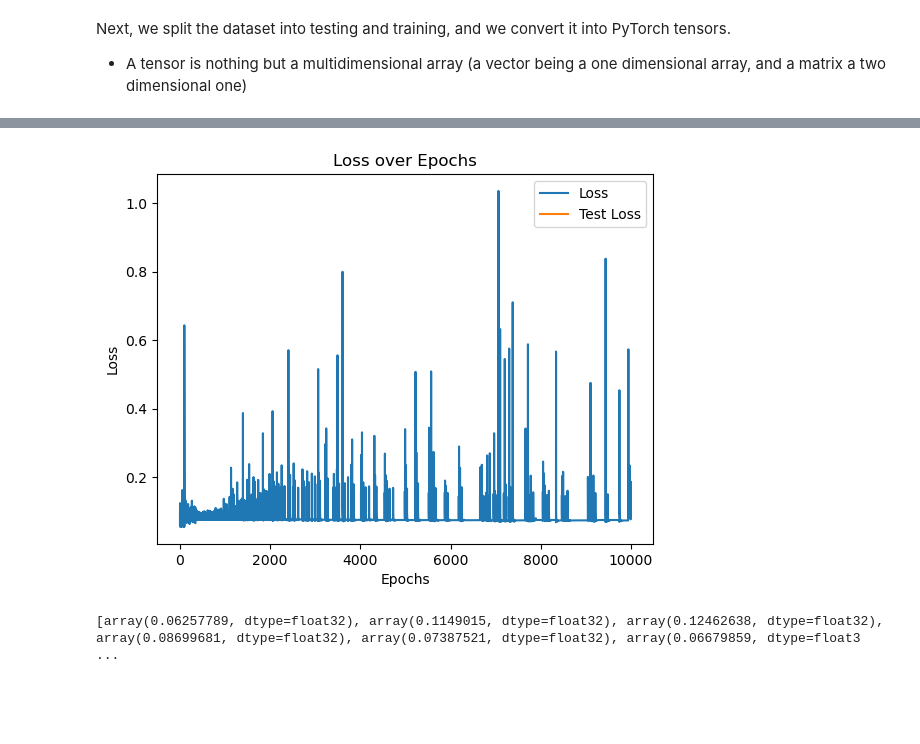
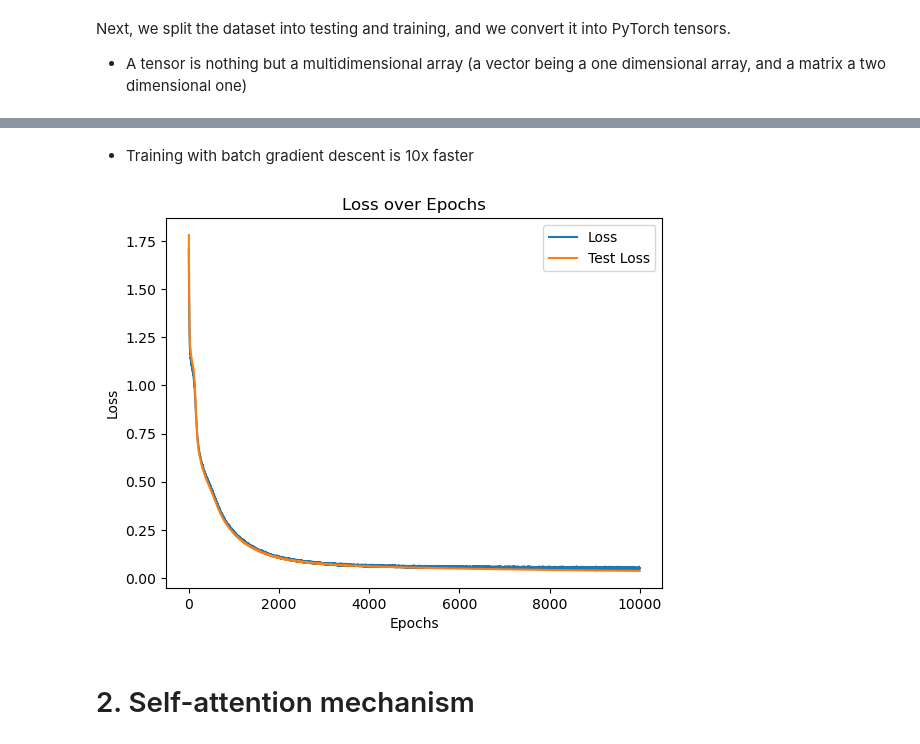
Before and after one commit to yshirai999/Machine-Learning-Lectures, a Jupyter notebook: Lecture20.ipynb, the cells around one changed output, grey strips where cells are left out. Cells and saved outputs as stored; diff of their text form; code cells hidden in the pictures; blank space fills up the shorter version.

```diff
--- a/Lecture20.ipynb
+++ b/Lecture20.ipynb
@@ -125,4 +125,6 @@ optimizer = torch.optim.Adam(model.parameters(), lr=0.01) # Adam optimizer with
 # %%
+optimizer = torch.optim.Adam(model.parameters(), lr=0.001) # Adam optimizer with learning rate of 0.01
+
 num_epochs = 1000 # Number of epochs for training
 losses = [] # List to store the loss values for each epoch
 test_losses = []
@@ -214,33 +243,0 @@ optimizer = torch.optim.Adam(modelX.parameters(), lr=0.01)
-# %%
-num_epochs = 10000 # Number of epochs for training
-losses = [] # List to store the loss values for each epoch
-test_losses = []
-# Training loop
-for epoch in range(num_epochs):
-    step_loss = []
-    modelX.train() # Set the model to training mode
-    for i, data in enumerate(X_train):
-        # backpropagation
-        optimizer.zero_grad() # Zero the gradients
-        y_pred = modelX(data)
-        loss = criterion(y_pred, y_train[i])
-        loss.backward() # Backward pass
-        optimizer.step() # Update the weights
-        step_loss.append(loss)
-        # print every 100 epochs
-    loss = sum(step_loss) / len(step_loss) # Average loss for the epoch
-    losses.append(loss.detach().numpy()) # Store the loss values
-
-    # with torch.no_grad(): # No need to compute gradients for the test set
-    #     modelX.eval()
-    #     step_test_loss = []
-    #     for i, data in enumerate(X_test):
-    #         y_test_pred = modelX(data) # Forward pass on the test set
-    #         test_loss = criterion(y_test_pred, y_test[i]) # Compute the test loss
-    #         step_test_loss.append(test_loss)
-    #     test_loss = sum(step_test_loss) / len(step_test_loss)
-    #     test_losses.append(test_loss.detach().numpy())
-
-    # print every 100 epochs
-    if (epoch+1) % 1000 == 0:
-        print(f'Epoch [{epoch+1}/{num_epochs}], Loss: {loss}, Test Loss: {test_loss}')
@@ -258,18 +306,15 @@ Epoch [10000/10000], Loss: 0.0985177606344223, Test Loss: 0.06125502660870552
+# %% [markdown]
+- Training with batch gradient descent is 10x faster
 # %%
-# Visualizing the loss over epochs
-average_loss = np.cumsum(losses) / np.arange(1, len(losses) + 1)
-average_test_loss = np.cumsum(test_losses) / np.arange(1, len(test_losses) + 1)
-
+# Plotting the loss values
 plt.plot(losses, label='Loss')
 plt.plot(test_losses, label='Test Loss')
 plt.xlabel('Epochs')
 plt.ylabel('Loss')
 plt.title('Loss over Epochs')
 plt.legend()
 plt.show()
 # %% [output]
-[figure, old version]
+[figure, new version]
-# %%
-print(losses)
-# %% [output]
-[array(0.06257789, dtype=float32), array(0.1149015, dtype=float32), array(0.12462638, dtype=float32), array(0.08699681, dtype=float32), array(0.07387521, dtype=float32), array(0.06679859, dtype=float3 ...
+# %% [markdown]
+# 2. Self-attention mechanism
```
Also changed, not shown: parts of 9 cells of this notebook.
